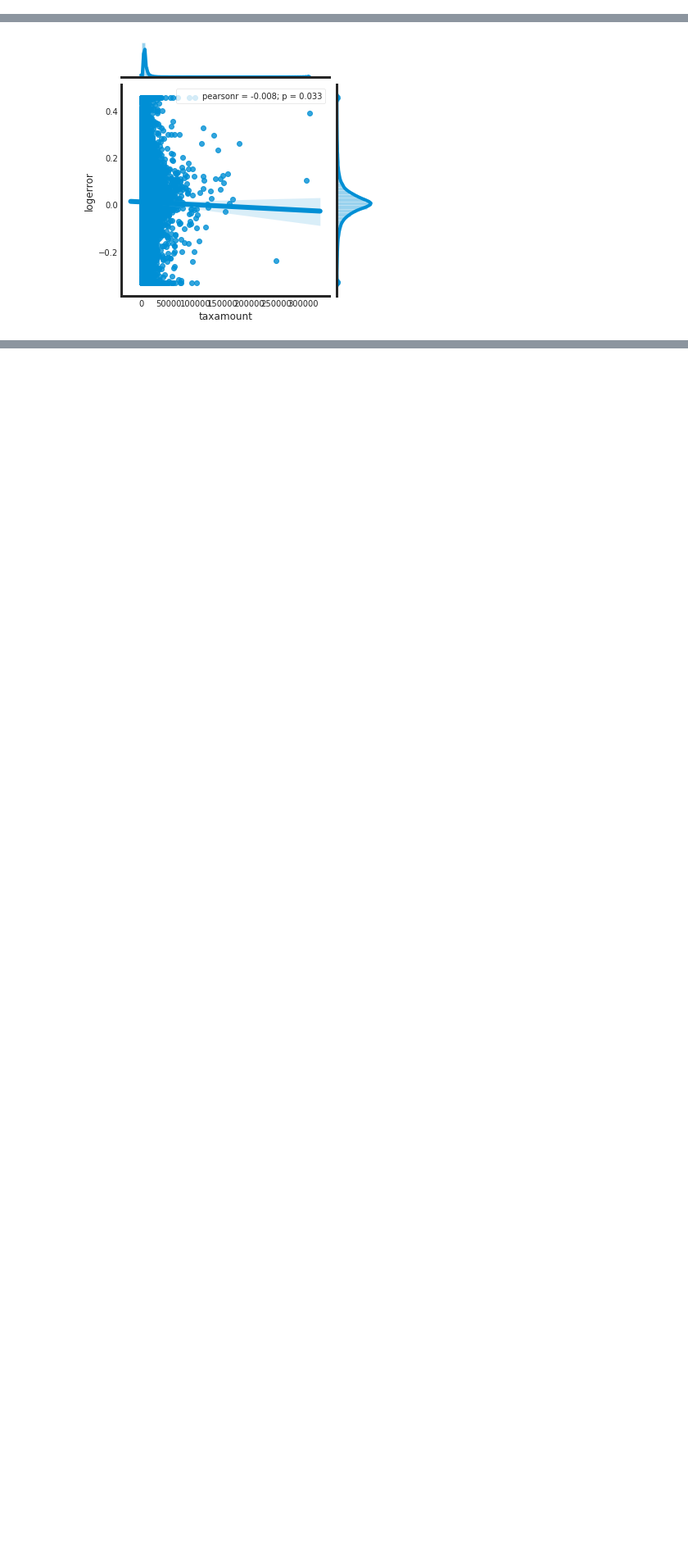
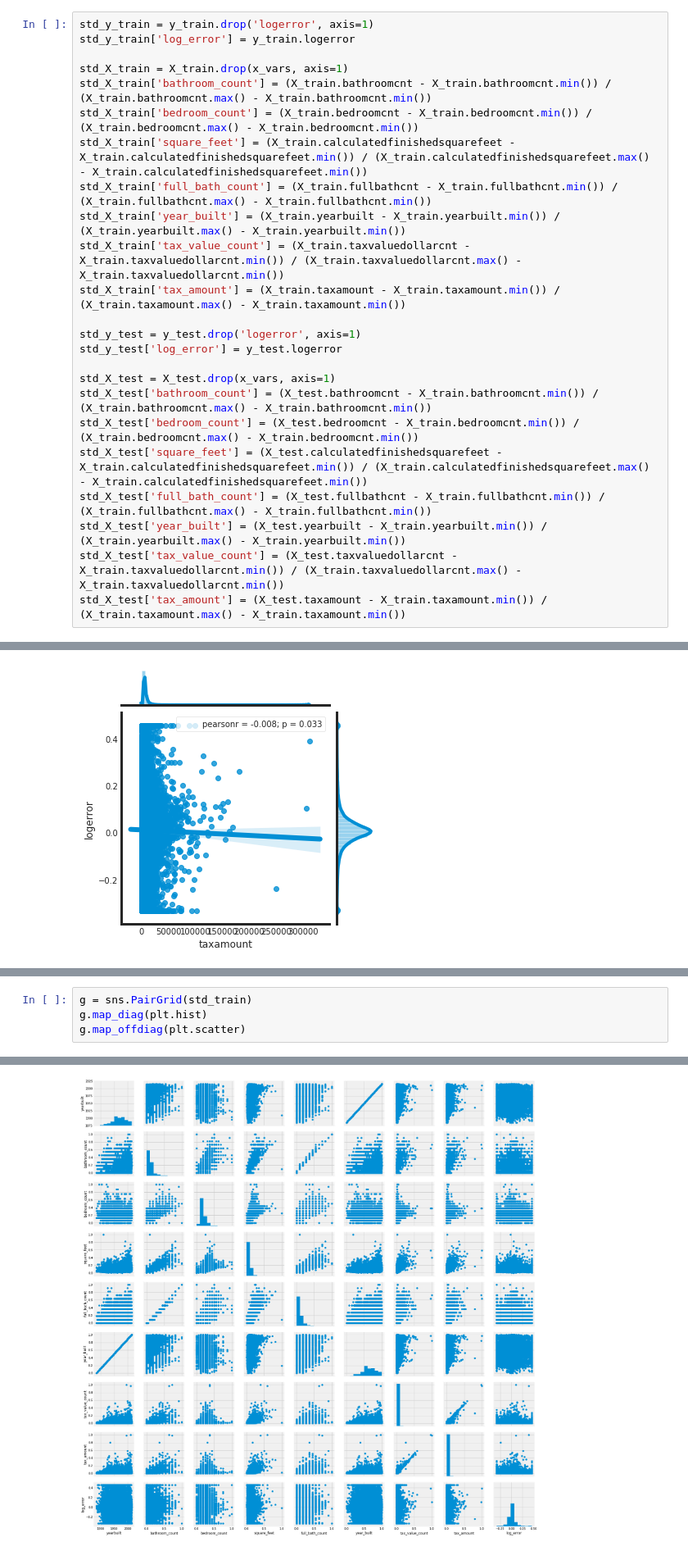
Before and after one commit to ecdedios/codeup-ds-projects, a Jupyter notebook: Regression_Proj_EdnalynCDeDios.ipynb, the cells around one changed output, grey strips where cells are left out. Shown at 82% size. Drawn from its saved outputs; the diff is of its cells as text; blank space fills up the shorter version.

```diff
--- a/Regression_Proj_EdnalynCDeDios.ipynb
+++ b/Regression_Proj_EdnalynCDeDios.ipynb
@@ -578,0 +581,24 @@ Test Split: 0.20
+# %%
+std_y_train = y_train.drop('logerror', axis=1)
+std_y_train['log_error'] = y_train.logerror
+
+std_X_train = X_train.drop(x_vars, axis=1)
+std_X_train['bathroom_count'] = (X_train.bathroomcnt - X_train.bathroomcnt.min()) / (X_train.bathroomcnt.max() - X_train.bathroomcnt.min())
+std_X_train['bedroom_count'] = (X_train.bedroomcnt - X_train.bedroomcnt.min()) / (X_train.bedroomcnt.max() - X_train.bedroomcnt.min())
+std_X_train['square_feet'] = (X_train.calculatedfinishedsquarefeet - X_train.calculatedfinishedsquarefeet.min()) / (X_train.calculatedfinishedsquarefeet.max() - X_train.calculatedfinishedsquarefeet.min())
+std_X_train['full_bath_count'] = (X_train.fullbathcnt - X_train.fullbathcnt.min()) / (X_train.fullbathcnt.max() - X_train.fullbathcnt.min())
+std_X_train['year_built'] = (X_train.yearbuilt - X_train.yearbuilt.min()) / (X_train.yearbuilt.max() - X_train.yearbuilt.min())
+std_X_train['tax_value_count'] = (X_train.taxvaluedollarcnt - X_train.taxvaluedollarcnt.min()) / (X_train.taxvaluedollarcnt.max() - X_train.taxvaluedollarcnt.min())
+std_X_train['tax_amount'] = (X_train.taxamount - X_train.taxamount.min()) / (X_train.taxamount.max() - X_train.taxamount.min())
+
+std_y_test = y_test.drop('logerror', axis=1)
+std_y_test['log_error'] = y_test.logerror
+
+std_X_test = X_test.drop(x_vars, axis=1)
+std_X_test['bathroom_count'] = (X_test.bathroomcnt - X_train.bathroomcnt.min()) / (X_train.bathroomcnt.max() - X_train.bathroomcnt.min())
+std_X_test['bedroom_count'] = (X_test.bedroomcnt - X_train.bedroomcnt.min()) / (X_train.bedroomcnt.max() - X_train.bedroomcnt.min())
+std_X_test['square_feet'] = (X_test.calculatedfinishedsquarefeet - X_train.calculatedfinishedsquarefeet.min()) / (X_train.calculatedfinishedsquarefeet.max() - X_train.calculatedfinishedsquarefeet.min())
+std_X_test['full_bath_count'] = (X_test.fullbathcnt - X_train.fullbathcnt.min()) / (X_train.fullbathcnt.max() - X_train.fullbathcnt.min())
+std_X_test['year_built'] = (X_test.yearbuilt - X_train.yearbuilt.min()) / (X_train.yearbuilt.max() - X_train.yearbuilt.min())
+std_X_test['tax_value_count'] = (X_test.taxvaluedollarcnt - X_train.taxvaluedollarcnt.min()) / (X_train.taxvaluedollarcnt.max() - X_train.taxvaluedollarcnt.min())
+std_X_test['tax_amount'] = (X_test.taxamount - X_train.taxamount.min()) / (X_train.taxamount.max() - X_train.taxamount.min())
@@ -636,0 +729,5 @@ g.map_offdiag(plt.scatter)
+# %%
+g = sns.PairGrid(std_train)
+g.map_diag(plt.hist)
+g.map_offdiag(plt.scatter)
+# %% [output]
@@ -637,2 +735,3 @@ g.map_offdiag(plt.scatter)
+[figure, added]
 # %% [markdown]
 #### Create a heatmap of the correlation between each variable pair.
```
Also changed, not shown: parts of 20 cells of this notebook, 1 other file.
